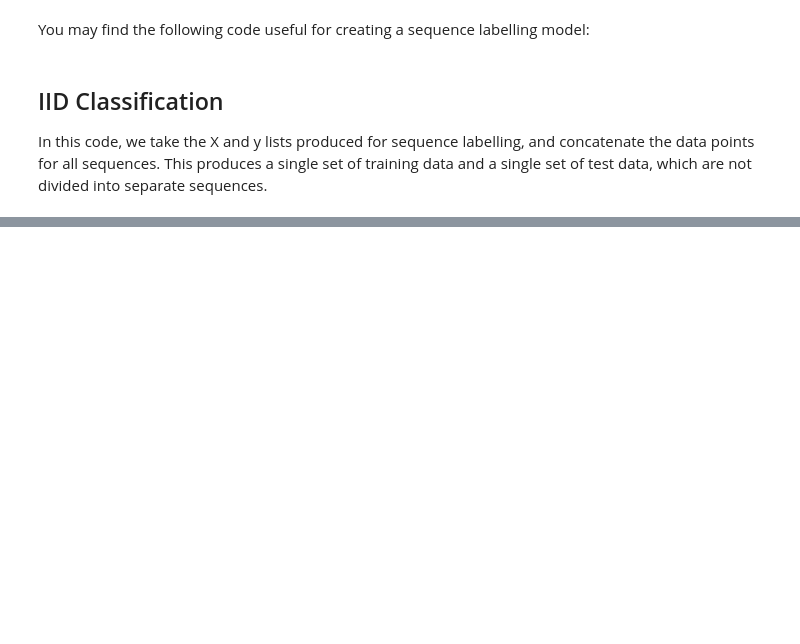
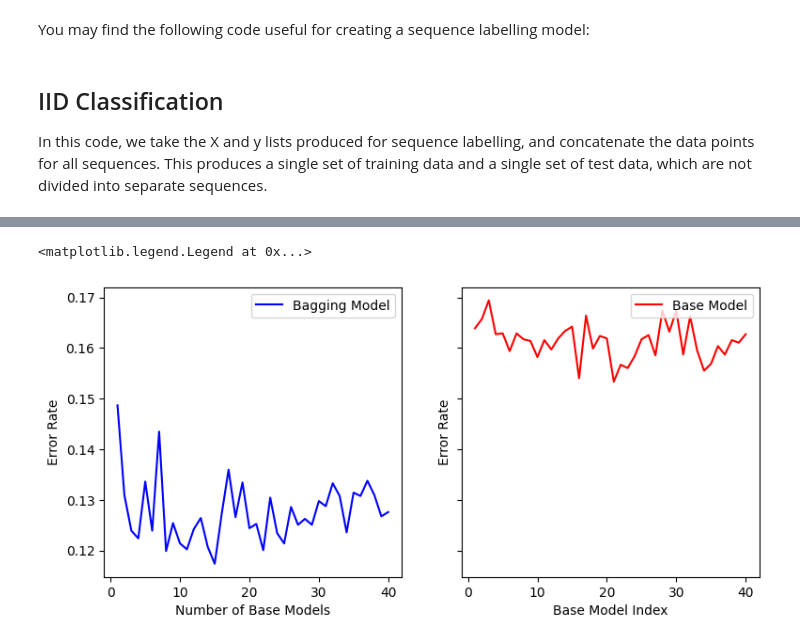
Before and after one commit to rlarg/machine-learning-cw, a Jupyter notebook: activity_recognition_task2.ipynb, the cells around one changed output, grey strips where cells are left out. Cells and saved outputs as stored; diff of their text form; code cells hidden in the pictures; blank space fills up the shorter version.

```diff
--- a/activity_recognition_task2.ipynb
+++ b/activity_recognition_task2.ipynb
@@ -1294,0 +374,20 @@ ConfusionMatrixDisplay.from_estimator(nn_clf, X_test, y_test)
+# %%
+# 40
+fig, (ax1, ax2) = plt.subplots(nrows=1, ncols=2, figsize=(9, 4), sharey=True)
+
+ax1.plot(num_models, error_rates, c='b', label='Bagging Model')
+
+# Plot error rates
+ax1.set_xlabel('Number of Base Models')
+ax1.set_ylabel('Error Rate')
+ax1.legend(loc='upper right')
+
+# Plot error rates
+ax2.plot(num_models, base_error_rates, c='r', label='Base Model')
+ax2.set_xlabel('Base Model Index')
+ax2.set_ylabel('Error Rate')
+# plt.title('Error Rate vs. Number of Base Models in Bagging')
+ax2.legend(loc='upper right')
+# %% [output]
+<matplotlib.legend.Legend at 0x...>
+[figure, added]
```
Also changed, not shown: parts of 67 cells of this notebook, 10 other files.
